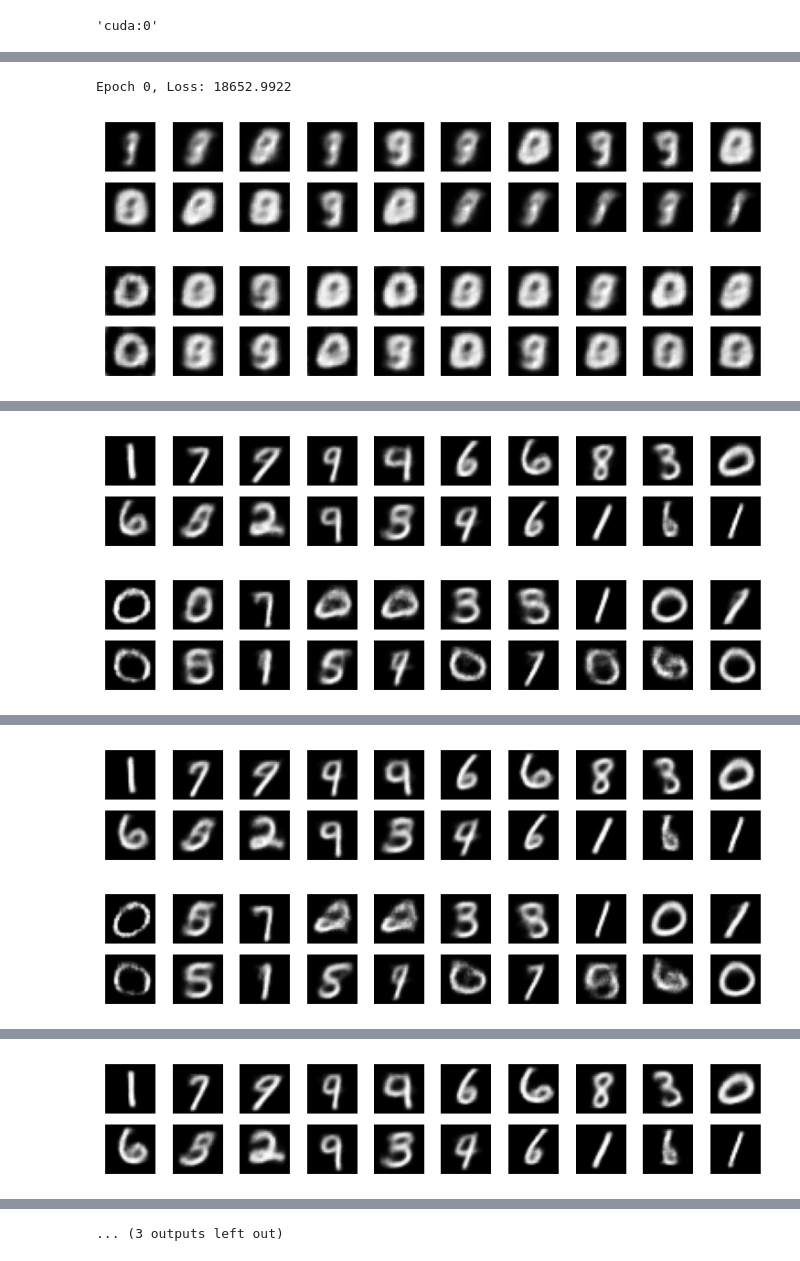
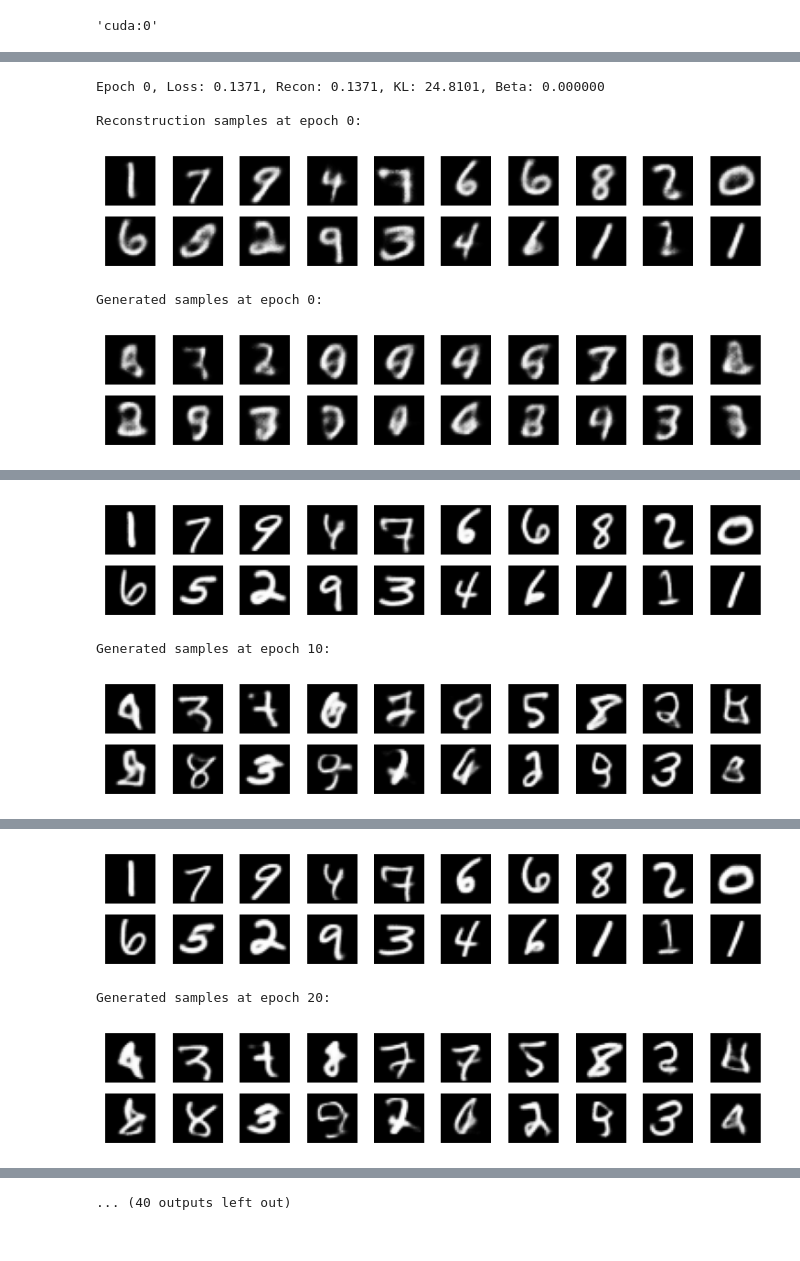
Before and after one commit to milmor/NLP, a Jupyter notebook: Notebooks/29_VAE.ipynb, the cells around one changed output, grey strips where cells are left out. Saved outputs shown, nothing was run; the diff lists cells and outputs as text; code cells hidden in the pictures.

```diff
--- a/Notebooks/29_VAE.ipynb
+++ b/Notebooks/29_VAE.ipynb
@@ -183,40 +198,52 @@ VAE(
 )
 # %%
 lr = 1e-3
-num_epochs = 40
+num_epochs = 120
+beta_start = 0.0
+beta_end = 0.05
+beta = beta_start
 
-# Loss function
-reconstruction_loss = nn.BCELoss(reduction='sum')
-optimizer = optim.Adam(vae.parameters(), lr=lr)
+reconstruction_loss = nn.BCELoss(reduction='mean')
+optimizer = optim.Adam(vae.parameters(), lr=lr, betas=(0.9, 0.999))
 
 epoch_inter = 10
 z_test = torch.randn(n, z_dim, device=device)
 
-# Training loop
 for epoch in range(num_epochs + 1):
+    # Beta annealing: gradually increase beta to better regularize latent space
+    beta = beta_start + (beta_end - beta_start) * (epoch / num_epochs)
+
     for images, _ in train_loader:
         images = images.to(device)
         # zero the parameter gradients
         optimizer.zero_grad()
         # Forward pass
         reconstructed, mu, log_var = vae(images)
+        # Reconstruction loss (mean over batch and pixels)
         recon_loss = reconstruction_loss(reconstructed, images)
-        kl_div = -0.5 * torch.sum(1 + log_var - mu.pow(2) - log_var.exp())
-        loss = recon_loss + kl_div
+        # KL divergence (mean over batch)
+        kl_div = -0.5 * torch.mean(1 + log_var - mu.pow(2) - log_var.exp())
+        # Total loss with beta weighting
+        loss = recon_loss + beta * kl_div
 
         loss.backward()
         optimizer.step()
 
-    print(f'Epoch {epoch}, Loss: {loss.item():.4f}')
+    if epoch % 5 == 0 or epoch == num_epochs:
+        print(f'Epoch {epoch}, Loss: {loss.item():.4f}, Recon: {recon_loss.item():.4f}, KL: {kl_div.item():.4f}, Beta: {beta:.6f}')
 
     if epoch % epoch_inter == 0:
         with torch.no_grad():
             rec_batch, mu, log_var = vae(test_batch.to(device))
-            # Plot the batch of images
+            print(f"\nReconstruction samples at epoch {epoch}:")
             plot_batch(rec_batch[:n].detach().cpu())
             sample = vae.decode(z_test)
+            print(f"Generated samples at epoch {epoch}:")
             plot_batch(sample.detach().cpu())
 # %% [output]
-Epoch 0, Loss: 18652.9922
+Epoch 0, Loss: 0.1371, Recon: 0.1371, KL: 24.8101, Beta: 0.000000
+
+Reconstruction samples at epoch 0:
-[figure, old version]
+[figure, new version]
+Generated samples at epoch 0:
-[figure, old version]
+[figure, new version]
@@ -233,2 +254,3 @@ Epoch 10, Loss: 13339.8613
-[figure, old version]
+[figure, new version]
+Generated samples at epoch 10:
-[figure, old version]
+[figure, new version]
@@ -245,2 +261,3 @@ Epoch 20, Loss: 12676.1514
-[figure, old version]
+[figure, new version]
+Generated samples at epoch 20:
-[figure, old version]
+[figure, new version]
@@ -257 +263,0 @@ Epoch 30, Loss: 13255.3545
-[figure, removed]
@@ -259 +264 @@ Epoch 30, Loss: 13255.3545
-... (3 outputs left out)
+... (40 outputs left out)
```
Also changed, not shown: parts of 5 cells of this notebook.
